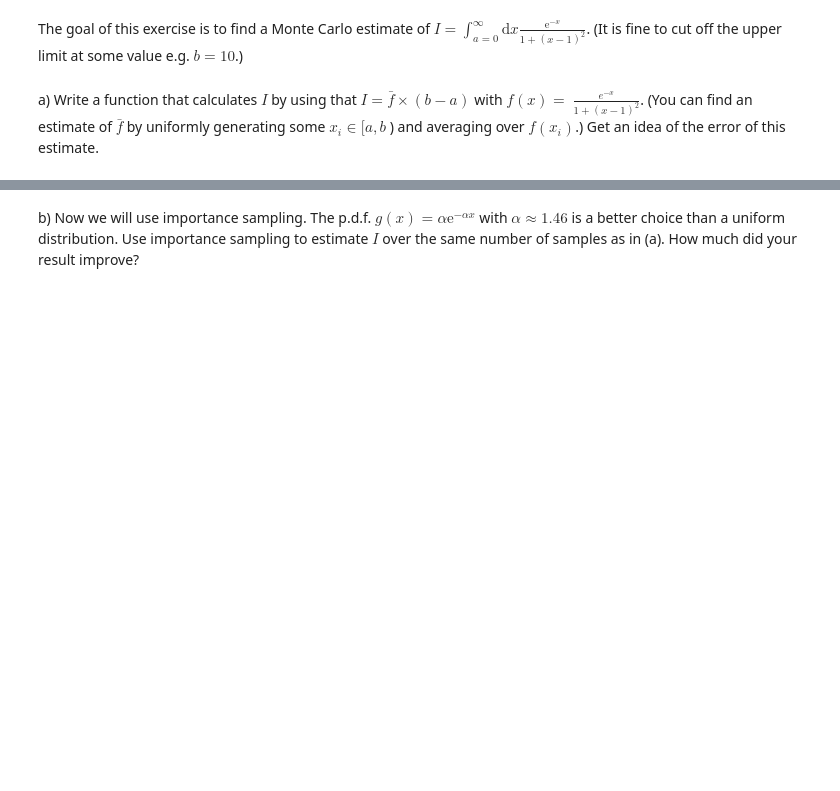
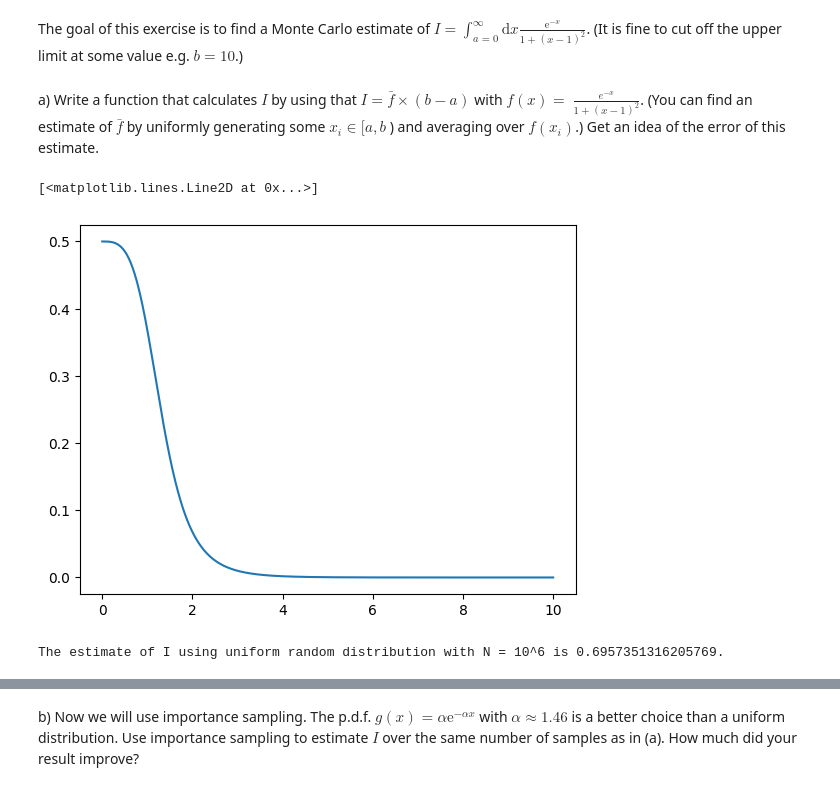
Before and after one commit to ericardomuten/TUM-PH2264, a Jupyter notebook: 1_classical_montecarlo/hw1_sub.ipynb, the cells around one changed output, grey strips where cells are left out. Cells and saved outputs as stored; diff of their text form; code cells hidden in the pictures; blank space fills up the shorter version.

```diff
--- a/1_classical_montecarlo/hw1_sub.ipynb
+++ b/1_classical_montecarlo/hw1_sub.ipynb
@@ -254,3 +254,11 @@ The $\log(\text{average absolute error})$ scales **linearly decreasing** with $\
 The goal of this exercise is to find a Monte Carlo estimate of $I=\int_{a=0}^{\infty} \mathrm{d} x \frac{\mathrm{e}^{-x}}{1+(x-1)^2}$. (It is fine to cut off the upper limit at some value e.g. $b=10$.)
 # %% [markdown]
 a) Write a function that calculates $I$ by using that $I=\bar{f} \times(b-a)$ with $f(x)=$ $\frac{e^{-x}}{1+(x-1)^2}$. (You can find an estimate of $\bar{f}$ by uniformly generating some $x_i \in[a, b$ ) and averaging over $f\left(x_i\right)$.) Get an idea of the error of this estimate.
+# %%
+def func(x):
+    return np.exp(-x)/(1 + (x-1)**2)
+# %%
+plt.plot(np.linspace(0, 10, 1000), func(np.linspace(0, 10, 1000)))
+# %% [output]
+[<matplotlib.lines.Line2D at 0x...>]
+[figure, added]
@@ -256,0 +268,4 @@ a) Write a function that calculates $I$ by using that $I=\bar{f} \times(b-a)$ wi
+# %%
+print(f"The estimate of I using uniform random distribution with N = 10^6 is {integral_estimate(func, 0, 10, 10*np.random.uniform(size=10**6))}.")
+# %% [output]
+The estimate of I using uniform random distribution with N = 10^6 is 0.6957351316205769.
```
Also changed, not shown: parts of 15 cells of this notebook.
